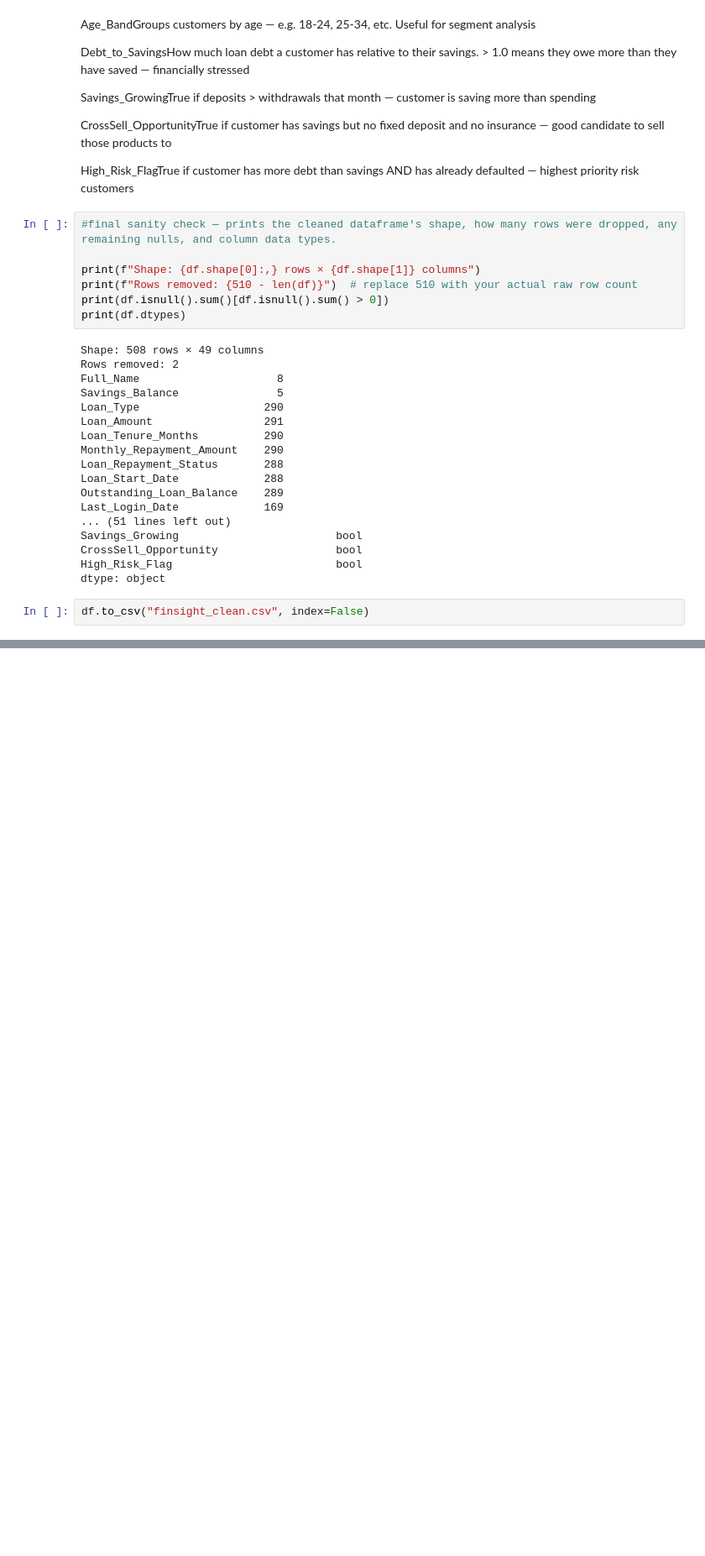
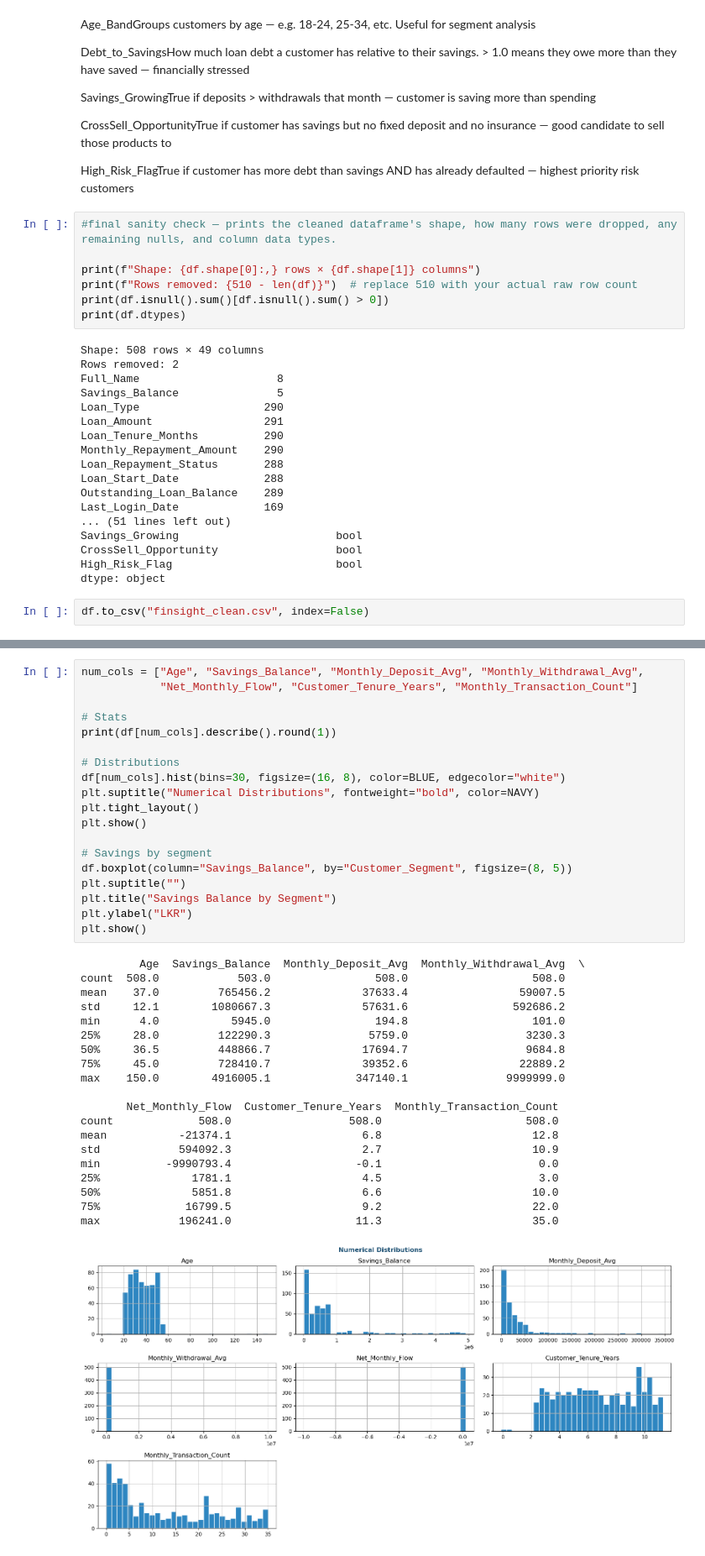
Before and after one commit to senara20240943-droid/Dialog-Fintec, a Jupyter notebook: Cleaning and EDA.ipynb, the cells around one changed output, grey strips where cells are left out. Shown at 84% size. Drawn from its saved outputs; the diff is of its cells as text; blank space fills up the shorter version.

```diff
--- a/Cleaning and EDA.ipynb
+++ b/Cleaning and EDA.ipynb
@@ -177,0 +238,40 @@ df.to_csv("finsight_clean.csv", index=False)
+# %%
+num_cols = ["Age", "Savings_Balance", "Monthly_Deposit_Avg", "Monthly_Withdrawal_Avg",
+            "Net_Monthly_Flow", "Customer_Tenure_Years", "Monthly_Transaction_Count"]
+
+# Stats
+print(df[num_cols].describe().round(1))
+
+# Distributions
+df[num_cols].hist(bins=30, figsize=(16, 8), color=BLUE, edgecolor="white")
+plt.suptitle("Numerical Distributions", fontweight="bold", color=NAVY)
+plt.tight_layout()
+plt.show()
+
+# Savings by segment
+df.boxplot(column="Savings_Balance", by="Customer_Segment", figsize=(8, 5))
+plt.suptitle("")
+plt.title("Savings Balance by Segment")
+plt.ylabel("LKR")
+plt.show()
+# %% [output]
+         Age  Savings_Balance  Monthly_Deposit_Avg  Monthly_Withdrawal_Avg  \
+count  508.0            503.0                508.0                   508.0
+mean    37.0         765456.2              37633.4                 59007.5
+std     12.1        1080667.3              57631.6                592686.2
+min      4.0           5945.0                194.8                   101.0
+25%     28.0         122290.3               5759.0                  3230.3
+50%     36.5         448866.7              17694.7                  9684.8
+75%     45.0         728410.7              39352.6                 22889.2
+max    150.0        4916005.1             347140.1               9999999.0
+
+       Net_Monthly_Flow  Customer_Tenure_Years  Monthly_Transaction_Count
+count             508.0                  508.0                      508.0
+mean           -21374.1                    6.8                       12.8
+std            594092.3                    2.7                       10.9
+min          -9990793.4                   -0.1                        0.0
+25%              1781.1                    4.5                        3.0
+50%              5851.8                    6.6                       10.0
+75%             16799.5                    9.2                       22.0
+max            196241.0                   11.3                       35.0
+[figure, added]
```
Also changed, not shown: parts of 5 cells of this notebook.
